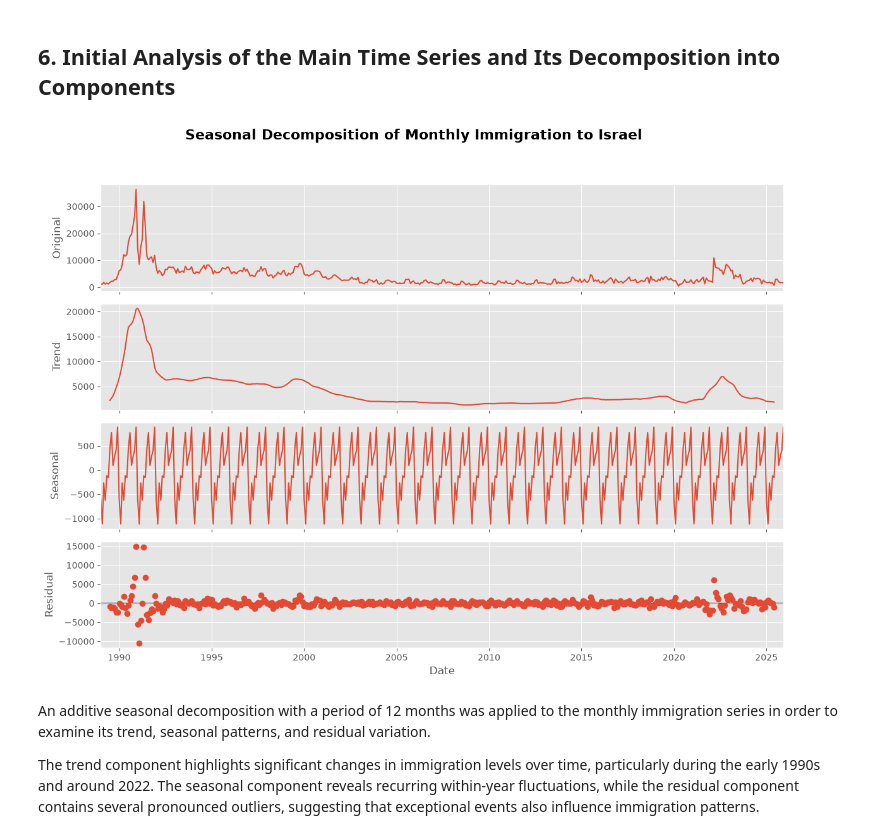
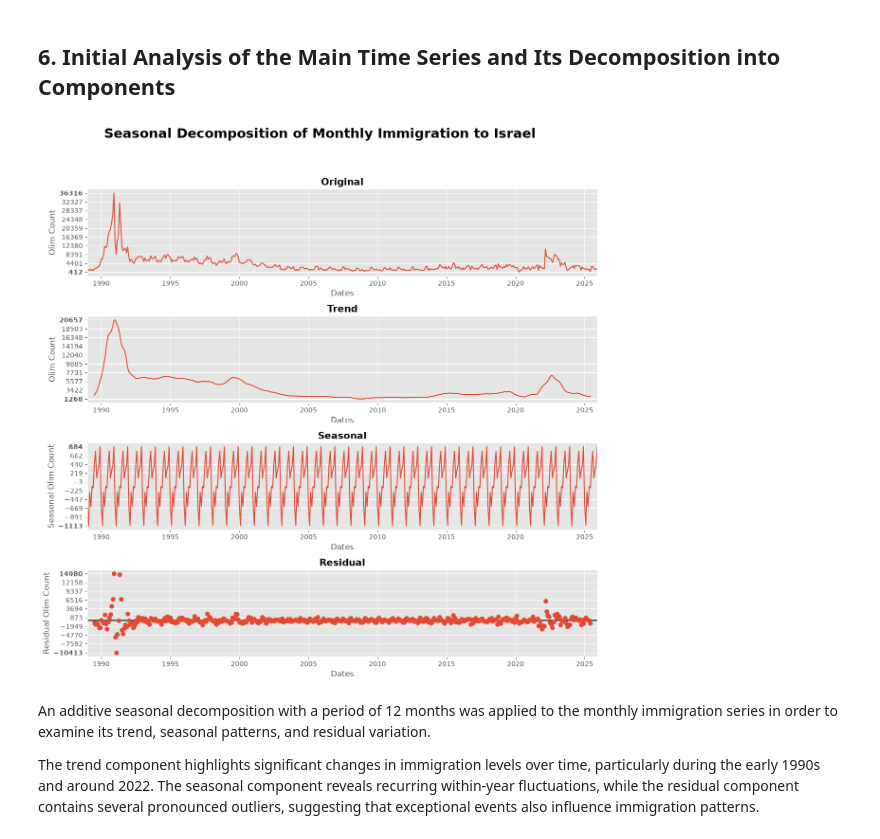
Before and after one commit to davidlvt6992/Time-Series-Analysis, a Jupyter notebook: notebooks/eng_template_project1_id1_id2.ipynb, the cells around one changed output. Cells and saved outputs as stored; diff of their text form; code cells hidden in the pictures.

Commit message:
Cleaned the decomposition graphs a bit: Sorted sub titles, y-axis and x-axis titles and grids and added min and max ticks for y_axis

```diff
--- a/notebooks/eng_template_project1_id1_id2.ipynb
+++ b/notebooks/eng_template_project1_id1_id2.ipynb
@@ -223,31 +223,50 @@ final_df
 *Write your answer or notes here as requested, if applicable to this section. You may add more Markdown cells as needed.*
 # %% [markdown]
 ## 6. Initial Analysis of the Main Time Series and Its Decomposition into Components
-# %%
-monthly = 12
-
-olim_ts = pd.Series(pd.to_numeric(olim, errors="raise").to_numpy(), index=pd.date_range(start="1989-01-01", periods=len(olim), freq="MS"))
-
-result = seasonal_decompose(olim_ts, model="additive", period=monthly)
-
-fig = result.plot()
-fig.set_size_inches(12, 9)
-
-fig.suptitle("Seasonal Decomposition of Monthly Immigration to Israel", fontsize=16, fontweight="bold", y=0.98)
-
-axes = fig.axes
-axes[0].set_ylabel("Original")
-axes[1].set_ylabel("Trend")
-axes[2].set_ylabel("Seasonal")
-axes[3].set_ylabel("Residual")
-axes[3].set_xlabel("Date")
-
-axes[3].xaxis.set_major_locator(mdates.YearLocator(5))
-axes[3].xaxis.set_major_formatter(mdates.DateFormatter("%Y"))
-
-fig.tight_layout(rect=[0, 0, 1, 0.94])
-# %% [output]
-[figure, removed]
+# %%
+monthly = 12
+model = "additive"
+result = seasonal_decompose(
+    final_df["Olim Count"], model=model, period=monthly
+)
+
+fig = result.plot()
+fig.set_size_inches(12, 12)
+fig.suptitle(
+    "Seasonal Decomposition of Monthly Immigration to Israel",
+    fontsize=20, fontweight="bold", y=0.98
+)
+
+components = [result.observed, result.trend, result.seasonal, result.resid]
+labels = ["Original", "Trend", "Seasonal", "Residual"]
+y_labels = ["Olim Count", "Olim Count", "Seasonal Olim Count", "Residual Olim Count"]
+x_label = "Dates"
+year_intervals = 5
+y_ticks = 10
+
+for ax, title, data, y_label in zip(fig.axes, labels, components, y_labels):
+    # Titles and axis labels
+    ax.set_title(title, fontweight="bold")
+    ax.set_ylabel(y_label)
+    ax.set_xlabel(x_label)
+
+    # x-axis
+    ax.xaxis.set_major_locator(mdates.YearLocator(year_intervals))
+    ax.xaxis.set_major_formatter(mdates.DateFormatter("%Y"))
+    ax.tick_params(axis="x", labelbottom=True)
+
+    # y-axis
+    ymin, ymax = data.min(), data.max()
+    padding = (ymax - ymin) * 0.05 or 1
+    ax.set_ylim(ymin - padding, ymax + padding)
+    ax.set_yticks(np.linspace(ymin, ymax, y_ticks)) # Show y_ticks in y-axis, emphasizing min, max
+    for tick in [ax.get_yticklabels()[0], ax.get_yticklabels()[-1]]: # ymin and ymax emphasized
+        tick.set_fontweight("bold")
+
+
+fig.tight_layout(rect=[0, 0, 1, 0.94])
+# %% [output]
+[figure, added]
 # %% [markdown]
 An additive seasonal decomposition with a period of 12 months was applied to the monthly immigration series in order to examine its trend, seasonal patterns, and residual variation.
 
```
